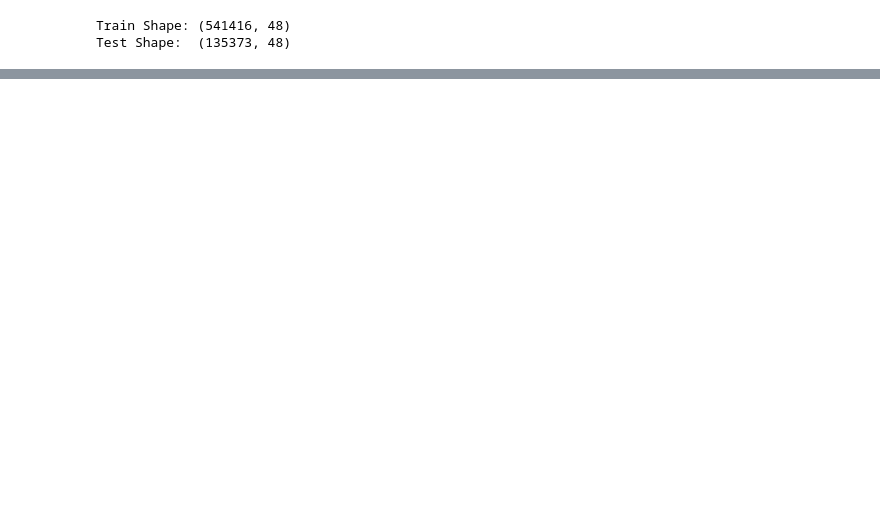
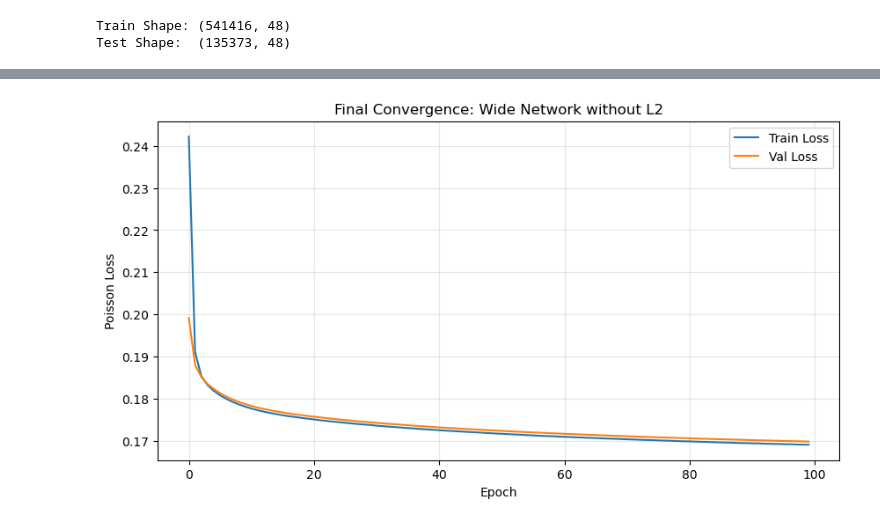
Before and after one commit to EKorczakitu/Clustered-Together, a Jupyter notebook: notebooks/03_Method2_NeuralNet part 1.ipynb, the cells around one changed output, grey strips where cells are left out. Cells and saved outputs as stored; diff of their text form; code cells hidden in the pictures; blank space fills up the shorter version.

```diff
--- a/notebooks/03_Method2_NeuralNet part 1.ipynb
+++ b/notebooks/03_Method2_NeuralNet part 1.ipynb
@@ -204,38 +411,45 @@ class NeuralNetPoisson:
 # %%
-# Configuration
-EPOCHS = 50           # Increase this, Early Stopping will cut it short
+# ==========================================
+# FINAL METHOD 2 MODEL (Optimized)
+# ==========================================
+
+# 1. Configure the Winner
+# Architecture: Wide [512, 256, 128]
+# Regularization: 0.0 (Data volume + Early Stopping is enough)
+nn = NeuralNetPoisson(
+    input_dim=X_train.shape[1],
+    hidden_dims=[512, 256, 128],
+    l2_reg=0.0,   # <--- Updated based on your search
+    seed=42
+)
+
+# 2. Train on FULL Data (Not just the 30% subset)
+EPOCHS = 100
 BATCH_SIZE = 1024
-LR = 0.0005            # Lower LR slightly when using L2
-L2_LAMBDA = 0.01       # Regularization strength (Hyperparameter)
-PATIENCE = 5           # Stop if no improvement for 5 epochs
+LR = 0.0005
+PATIENCE = 5
 
-# Initialize Model with L2
-input_dim = X_train.shape[1]
-nn = NeuralNetPoisson(input_dim=input_dim, hidden_dims=[8,4], l2_reg=L2_LAMBDA)
-
-# Tracking
 train_loss_history = []
 val_loss_history = []
 best_val_loss = np.inf
 patience_counter = 0
 
-print(f"Training with L2={L2_LAMBDA} and Early Stopping...")
+print(f"Training Final Neural Network (Wide, No L2)...")
 
 for epoch in range(EPOCHS):
-    # Shuffle
     indices = np.arange(X_train.shape[0])
     np.random.shuffle(indices)
 
     epoch_loss = 0
     num_batches = 0
 
-    # --- TRAIN LOOP ---
     for start_idx in range(0, X_train.shape[0], BATCH_SIZE):
         end_idx = min(start_idx + BATCH_SIZE, X_train.shape[0])
         idx = indices[start_idx:end_idx]
         X_batch, y_batch, w_batch = X_train[idx], y_train[idx], w_train[idx]
 
         y_pred, cache = nn.forward(X_batch)
+        # Note: compute_loss will essentially be just Poisson now since L2=0
         loss = nn.compute_loss(y_batch, y_pred, w_batch)
         epoch_loss += loss
         num_batches += 1
@@ -246,24 +460,37 @@ for epoch in range(EPOCHS):
     avg_train_loss = epoch_loss / num_batches
     train_loss_history.append(avg_train_loss)
 
-    # --- VALIDATION (Early Stopping Check) ---
-    # Predict on full test set to check generalization
+    # Validation
     y_pred_val, _ = nn.forward(X_test)
     val_loss = nn.compute_loss(y_test, y_pred_val, w_test)
     val_loss_history.append(val_loss)
 
-    print(f"Epoch {epoch}: Train Loss={avg_train_loss:.5f}, Val Loss={val_loss:.5f}")
+    print(f"Epoch {epoch}: Train={avg_train_loss:.5f}, Val={val_loss:.5f}")
 
-    # Early Stopping Logic
+    # Early Stopping
     if val_loss < best_val_loss:
         best_val_loss = val_loss
         patience_counter = 0
-        # Optional: Save best weights here if you want
     else:
         patience_counter += 1
         if patience_counter >= PATIENCE:
-            print(f"Early stopping triggered at epoch {epoch}!")
+            print(f"Early stopping at epoch {epoch}")
             break
 
-print("Training Complete.")
+# 3. Final Metrics
+print("\n=== FINAL NEURAL NETWORK RESULTS ===")
+y_pred_final, _ = nn.forward(X_test)
+final_dev = poisson_deviance(y_test, y_pred_final, w_test)
+print(f"Final Test Deviance: {final_dev:.5f}")
+
+# 4. Plot Learning Curve (For Report)
+plt.figure(figsize=(10, 5))
+plt.plot(train_loss_history, label='Train Loss')
+plt.plot(val_loss_history, label='Val Loss')
+plt.title("Final Convergence: Wide Network without L2")
+plt.xlabel("Epoch")
+plt.ylabel("Poisson Loss")
+plt.legend()
+plt.grid(True, alpha=0.3)
+plt.show()
 # %% [output]
@@ -286,0 +514 @@ Training Complete.
+[figure, added]
```
Also changed, not shown: parts of 12 cells of this notebook.
